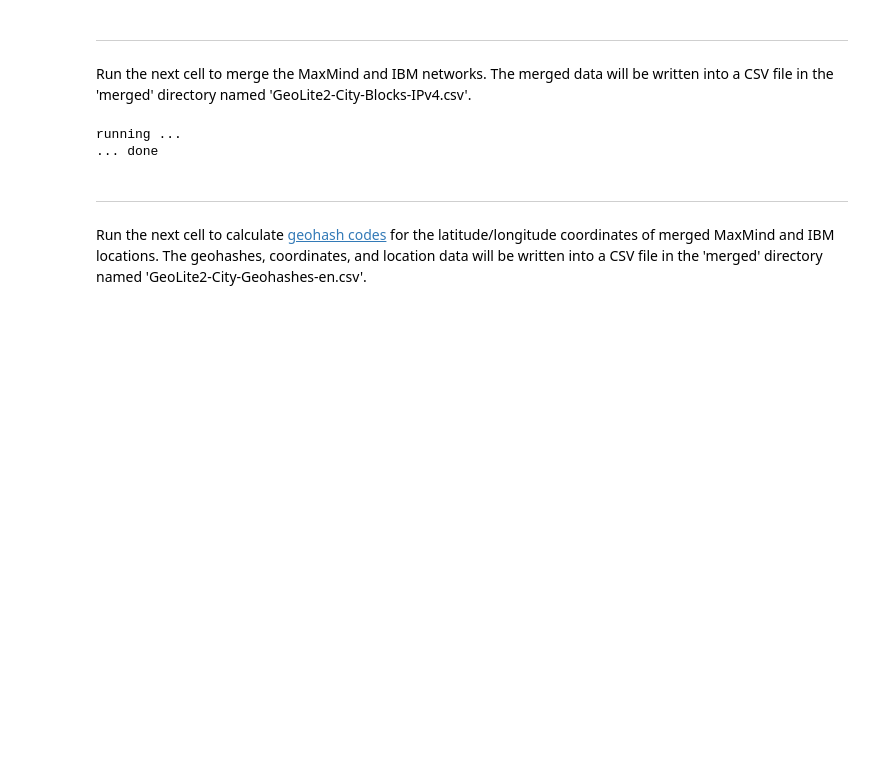
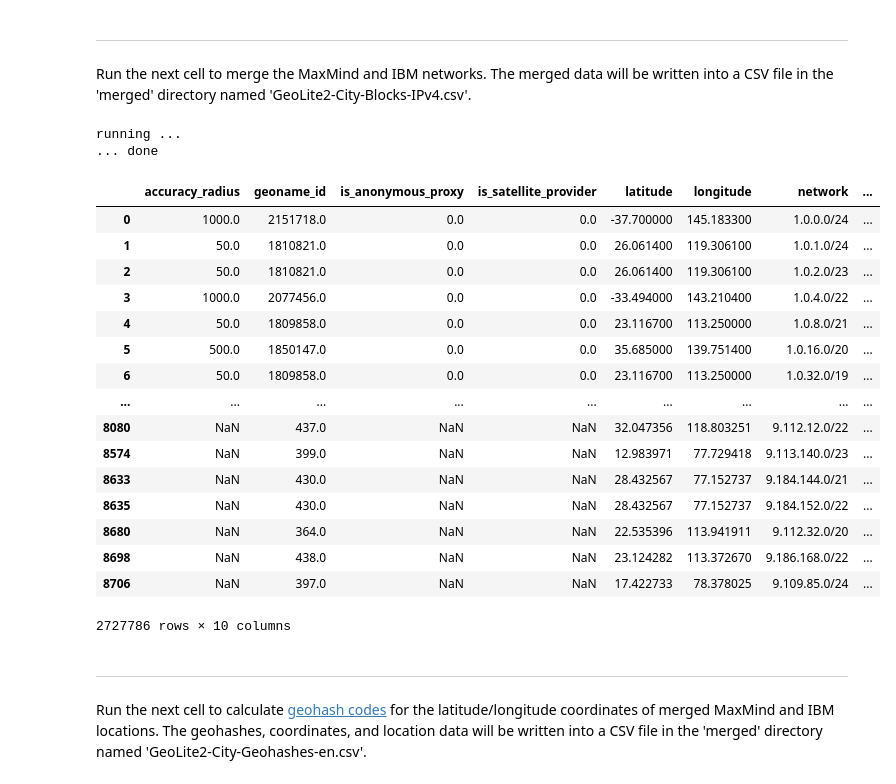
Before and after one commit to ejpring/MyGeohashDSXProject, a Jupyter notebook: merge IBM and MaxMind geographical data.ipynb, the cells around one changed output. Saved outputs shown, nothing was run; the diff lists cells and outputs as text; code cells hidden in the pictures; blank space fills up the shorter version.

```diff
--- a/merge IBM and MaxMind geographical data.ipynb
+++ b/merge IBM and MaxMind geographical data.ipynb
@@ -158,9 +210,15 @@ with urlopen(maxmindURL) as response:
     with zipfile.ZipFile(BytesIO(response.read())) as file:
         file.extractall()
 
+# find the newest directory, in case there are old directories left over from previous runs
 maxmindDirectory = sorted( [ f for f in os.listdir() if os.path.isdir(f) and f.startswith('GeoLite2-City-CSV') ] )[-1]
+
+# load the MaxMind network and location data
+maxmindNetworks = pd.read_csv(maxmindDirectory + '/GeoLite2-City-Blocks-IPv4.csv', header=0)
 maxmindLocations = pd.read_csv(maxmindDirectory + '/GeoLite2-City-Locations-en.csv', header=0)
-maxmindNetworks = pd.read_csv(maxmindDirectory + '/GeoLite2-City-Blocks-IPv4.csv', header=0)
+
+# discard rows for IBM internal networks
+maxmindNetworks = maxmindNetworks[ ~ maxmindNetworks['network'].str.startswith('9.') ]
 
 print('... done')
 # %% [output]
@@ -281,24 +456,40 @@ Run the next cell to merge the MaxMind and IBM networks. The merged data will be
 # %%
 print('running ...')
 
-# create a frame of IBM networks with 'IBM' in the city name
-ibmNetworksWithRelabeledCity = ibmNetworks
-ibmNetworksWithRelabeledCity['city_name'] = 'IBM ' + ibmNetworksWithRelabeledCity['city_name']
+# create a frame of IBM locations indexed by country, city, and street address
+ibmLocationsIndexed = ibmLocations.set_index(['country_name','city_name','street_address'])
 
-# create a frame of IBM locations indexed by country, city, and street address
-ibmLocationsIndexed = ibmLocationsWithRelabeledCity.set_index(['country_name','city_name','street_address'])
-
-# add country, city, and street address for each network in the IBM networks frame
-ibmNetworksWithLocation = ibmNetworksWithRelabeledCity.join(ibmLocationsIndexed, on=['country_name','city_name','street_address'])
+# add country, city, street address, and latitude/longitude for each network in the IBM networks frame
+ibmNetworksWithLocations = ibmNetworks.join(ibmLocationsIndexed, on=['country_name','city_name','street_address']).dropna(subset=['latitude'])
 
 # merge the MaxMind and IBM network frames and store the result in a CSV file
-mergedNetworks = pd.concat([maxmindNetworks,ibmNetworksWithLocation[ list( set(maxmindNetworks.columns) & set(ibmNetworksWithLocation.columns) ) ]])
+mergedNetworks = pd.concat([maxmindNetworks,ibmNetworksWithLocations[ list( set(maxmindNetworks.columns) & set(ibmNetworksWithLocations.columns) ) ]])
 mergedNetworks.to_csv('merged/GeoLite2-City-Blocks-IPv4.csv', index=False, float_format='%.9g', columns=maxmindNetworks.columns)
 
 print('... done')
 # %% [output]
 running ...
 ... done
+# %%
+mergedNetworks
+# %% [output]
+|  | accuracy_radius | geoname_id | is_anonymous_proxy | is_satellite_provider | latitude | longitude | network | ... |
+| 0 | 1000.0 | 2151718.0 | 0.0 | 0.0 | -37.700000 | 145.183300 | 1.0.0.0/24 | ... |
+| 1 | 50.0 | 1810821.0 | 0.0 | 0.0 | 26.061400 | 119.306100 | 1.0.1.0/24 | ... |
+| 2 | 50.0 | 1810821.0 | 0.0 | 0.0 | 26.061400 | 119.306100 | 1.0.2.0/23 | ... |
+| 3 | 1000.0 | 2077456.0 | 0.0 | 0.0 | -33.494000 | 143.210400 | 1.0.4.0/22 | ... |
+| 4 | 50.0 | 1809858.0 | 0.0 | 0.0 | 23.116700 | 113.250000 | 1.0.8.0/21 | ... |
+| 5 | 500.0 | 1850147.0 | 0.0 | 0.0 | 35.685000 | 139.751400 | 1.0.16.0/20 | ... |
+| 6 | 50.0 | 1809858.0 | 0.0 | 0.0 | 23.116700 | 113.250000 | 1.0.32.0/19 | ... |
+| ... | ... | ... | ... | ... | ... | ... | ... | ... |
+| 8080 | NaN | 437.0 | NaN | NaN | 32.047356 | 118.803251 | 9.112.12.0/22 | ... |
+| 8574 | NaN | 399.0 | NaN | NaN | 12.983971 | 77.729418 | 9.113.140.0/23 | ... |
+| 8633 | NaN | 430.0 | NaN | NaN | 28.432567 | 77.152737 | 9.184.144.0/21 | ... |
+| 8635 | NaN | 430.0 | NaN | NaN | 28.432567 | 77.152737 | 9.184.152.0/22 | ... |
+| 8680 | NaN | 364.0 | NaN | NaN | 22.535396 | 113.941911 | 9.112.32.0/20 | ... |
+| 8698 | NaN | 438.0 | NaN | NaN | 23.124282 | 113.372670 | 9.186.168.0/22 | ... |
+| 8706 | NaN | 397.0 | NaN | NaN | 17.422733 | 78.378025 | 9.109.85.0/24 | ... |
+2727786 rows × 10 columns
 # %% [markdown]
 -----
 Run the next cell to calculate [geohash codes](https://en.wikipedia.org/wiki/Geohash) for the latitude/longitude coordinates of merged MaxMind and IBM locations. The geohashes, coordinates, and location data will be written into a CSV file in the 'merged' directory named 'GeoLite2-City-Geohashes-en.csv'.
```
Also changed, not shown: parts of 17 cells of this notebook.
